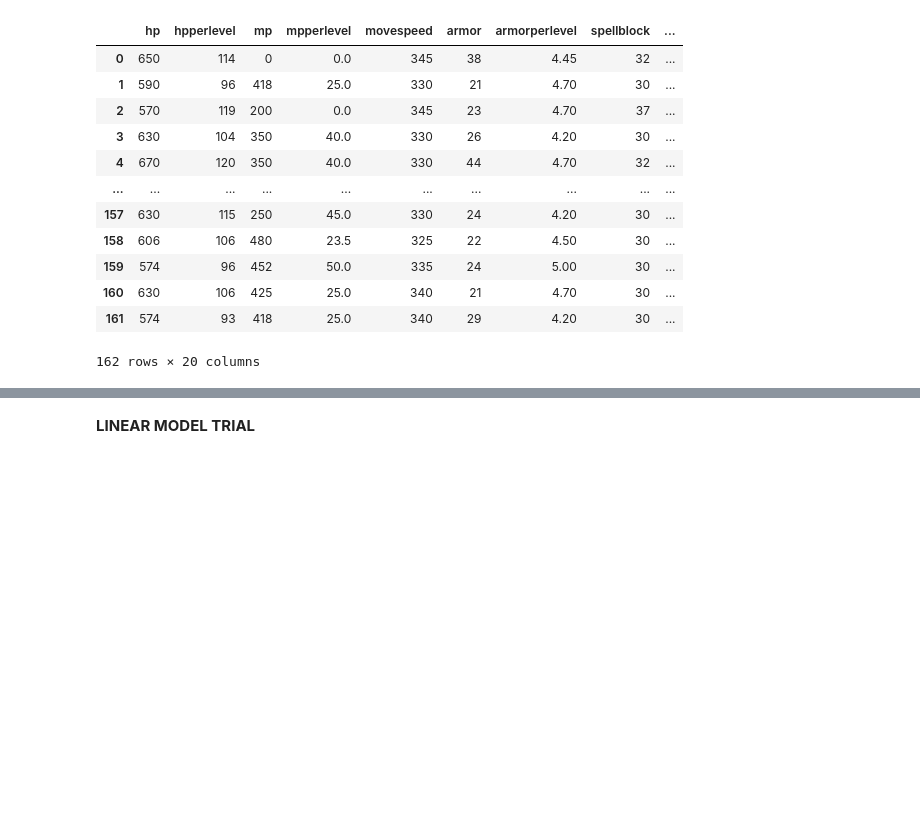
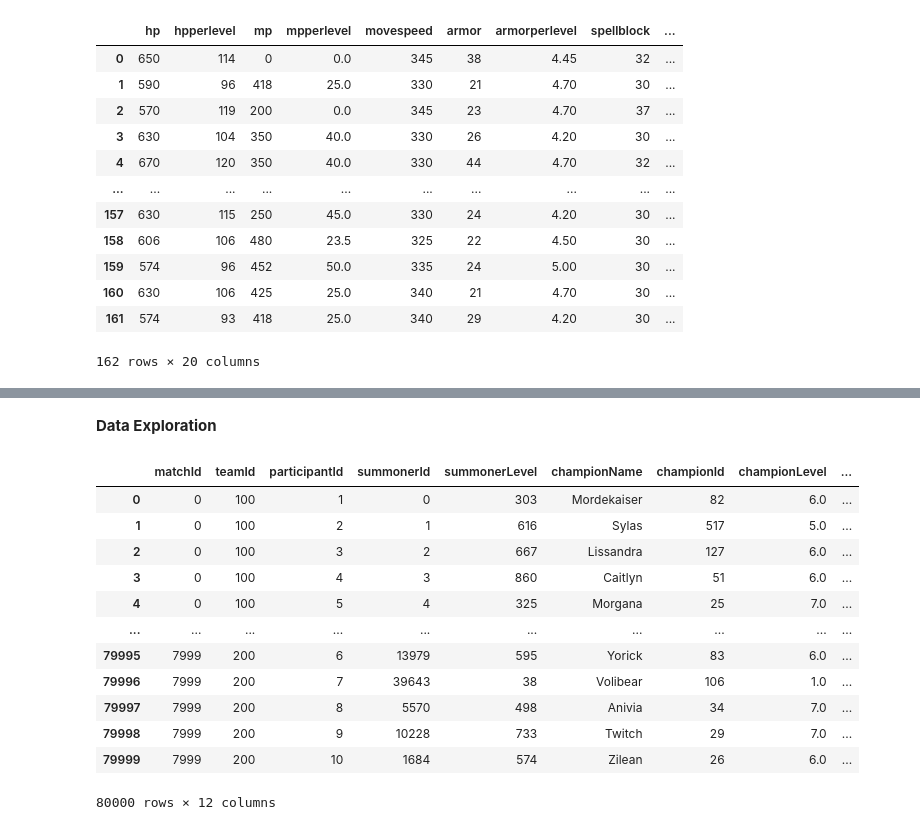
Before and after one commit to nss-data-science-cohort-6/kaggle_lol-elden-ring, a Jupyter notebook: notebooks/Alison_cg.ipynb, the cells around one changed output, grey strips where cells are left out. Saved outputs shown, nothing was run; the diff lists cells and outputs as text; code cells hidden in the pictures; blank space fills up the shorter version.

Commit message:
Data exploration done

```diff
--- a/notebooks/Alison_cg.ipynb
+++ b/notebooks/Alison_cg.ipynb
@@ -9,6 +9,7 @@ X_train = pd.read_csv('ds6-league-of-legends/participants_train.csv')
 X_test = pd.read_csv('ds6-league-of-legends/participants_test.csv')
 y_train = pd.read_csv('ds6-league-of-legends/train_winners.csv')
 submission = pd.read_csv('ds6-league-of-legends/sample_submission.csv')
+champion_mastery = pd.read_csv('ds6-league-of-legends/champion_mastery.csv')
 # %%
 #import json
 
@@ -105,3 +138,21 @@ stats
 # %% [markdown]
-**LINEAR MODEL TRIAL**
+**Data Exploration**
+# %%
+#merging tables to be able to run linear models in the data table.
+X_train_mastery = pd.merge(X_train, champion_mastery, how='left', on=['summonerId', 'championId'], indicator=True)
+X_train_mastery
+# %% [output]
+|  | matchId | teamId | participantId | summonerId | summonerLevel | championName | championId | championLevel | ... |
+| 0 | 0 | 100 | 1 | 0 | 303 | Mordekaiser | 82 | 6.0 | ... |
+| 1 | 0 | 100 | 2 | 1 | 616 | Sylas | 517 | 5.0 | ... |
+| 2 | 0 | 100 | 3 | 2 | 667 | Lissandra | 127 | 6.0 | ... |
+| 3 | 0 | 100 | 4 | 3 | 860 | Caitlyn | 51 | 6.0 | ... |
+| 4 | 0 | 100 | 5 | 4 | 325 | Morgana | 25 | 7.0 | ... |
+| ... | ... | ... | ... | ... | ... | ... | ... | ... | ... |
+| 79995 | 7999 | 200 | 6 | 13979 | 595 | Yorick | 83 | 6.0 | ... |
+| 79996 | 7999 | 200 | 7 | 39643 | 38 | Volibear | 106 | 1.0 | ... |
+| 79997 | 7999 | 200 | 8 | 5570 | 498 | Anivia | 34 | 7.0 | ... |
+| 79998 | 7999 | 200 | 9 | 10228 | 733 | Twitch | 29 | 7.0 | ... |
+| 79999 | 7999 | 200 | 10 | 1684 | 574 | Zilean | 26 | 6.0 | ... |
+80000 rows × 12 columns
 # %%
```
Also changed, not shown: parts of 6 cells of this notebook.
